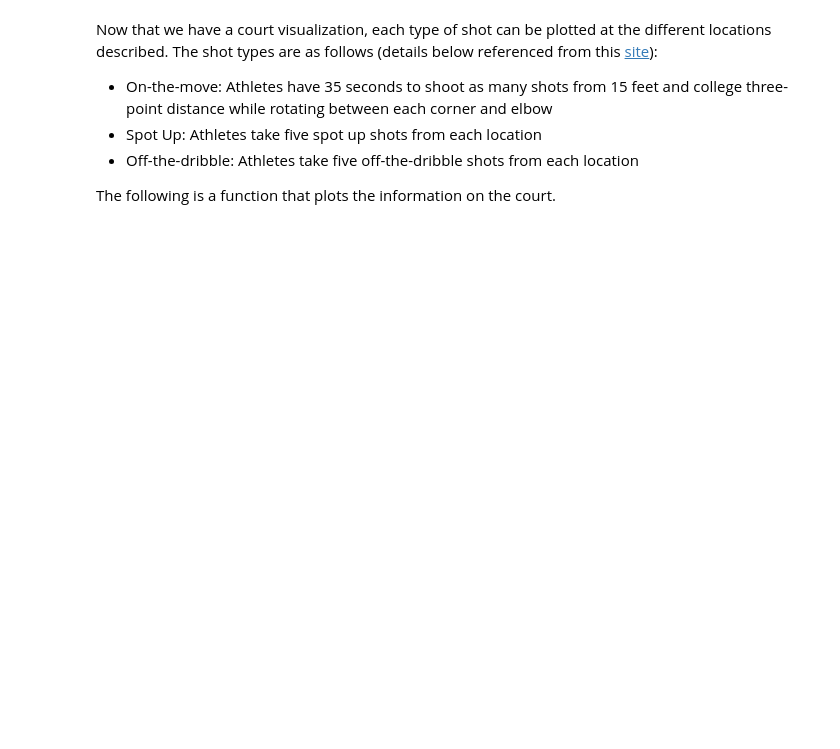
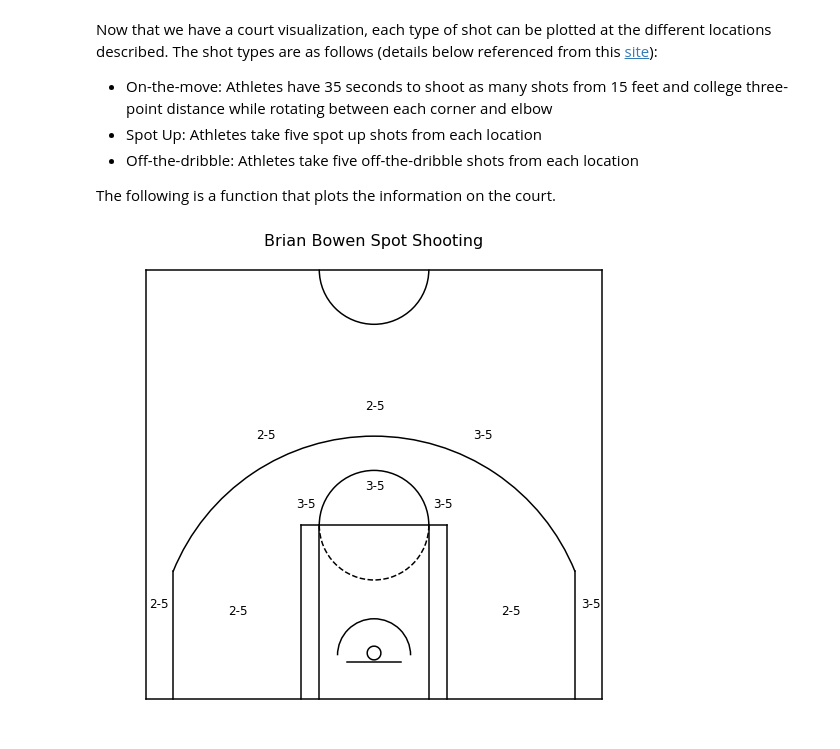
Before and after one commit to basketballrelativity/draft_combine, a Jupyter notebook: draft_combine.ipynb, the cells around one changed output. Saved outputs shown, nothing was run; the diff lists cells and outputs as text; code cells hidden in the pictures; blank space fills up the shorter version.

Commit message:
Completing court annotation function

```diff
--- a/draft_combine.ipynb
+++ b/draft_combine.ipynb
@@ -420,4 +420,5 @@ def draw_court():
     plt.ylim(-5, 45)
     axis.set_aspect(1.0)
     plt.axis('off')
-    plt.show()
+
+    return fig, axis
@@ -427,0 +425,3 @@ draw_court()
+# %%
+court, court_axis = draw_court()
+court
@@ -481,0 +532,4 @@ def plot_shooting_results(fig, shot_type, shot_df, player_id):
+# %%
+court, court_axis = plot_shooting_results('SPOT', shots_df, 1628968)
+# %% [output]
+[figure, added]
```
Also changed, not shown: parts of 3 cells of this notebook.
